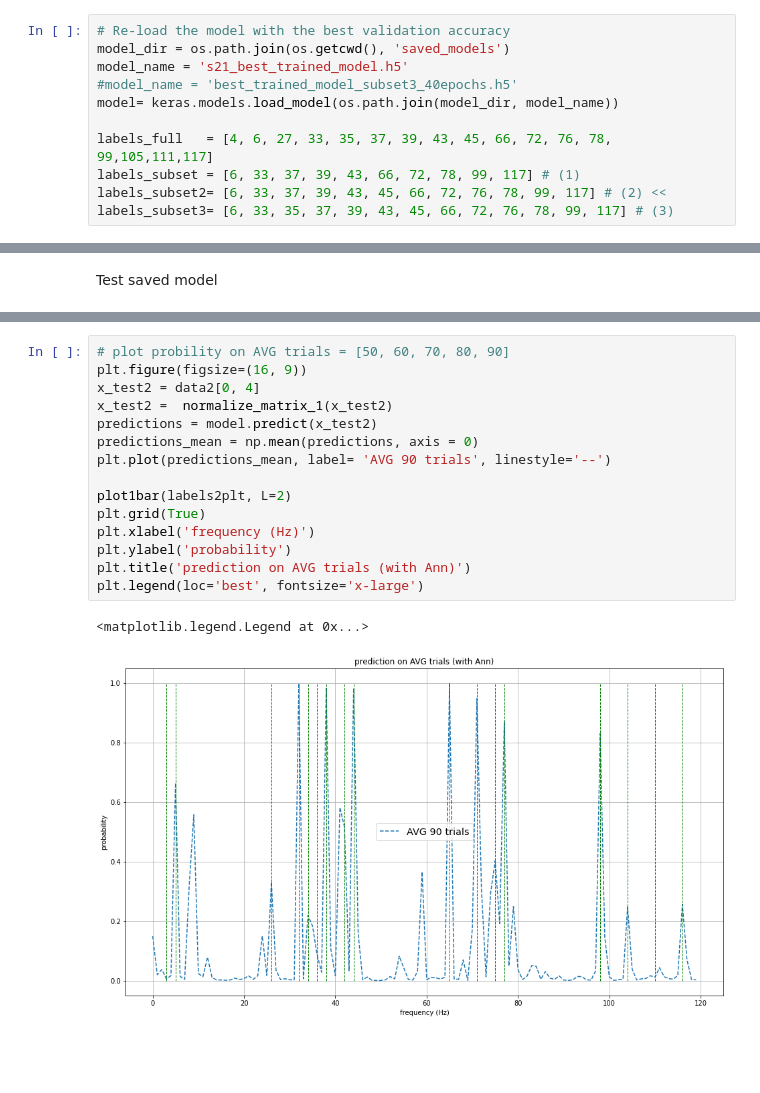
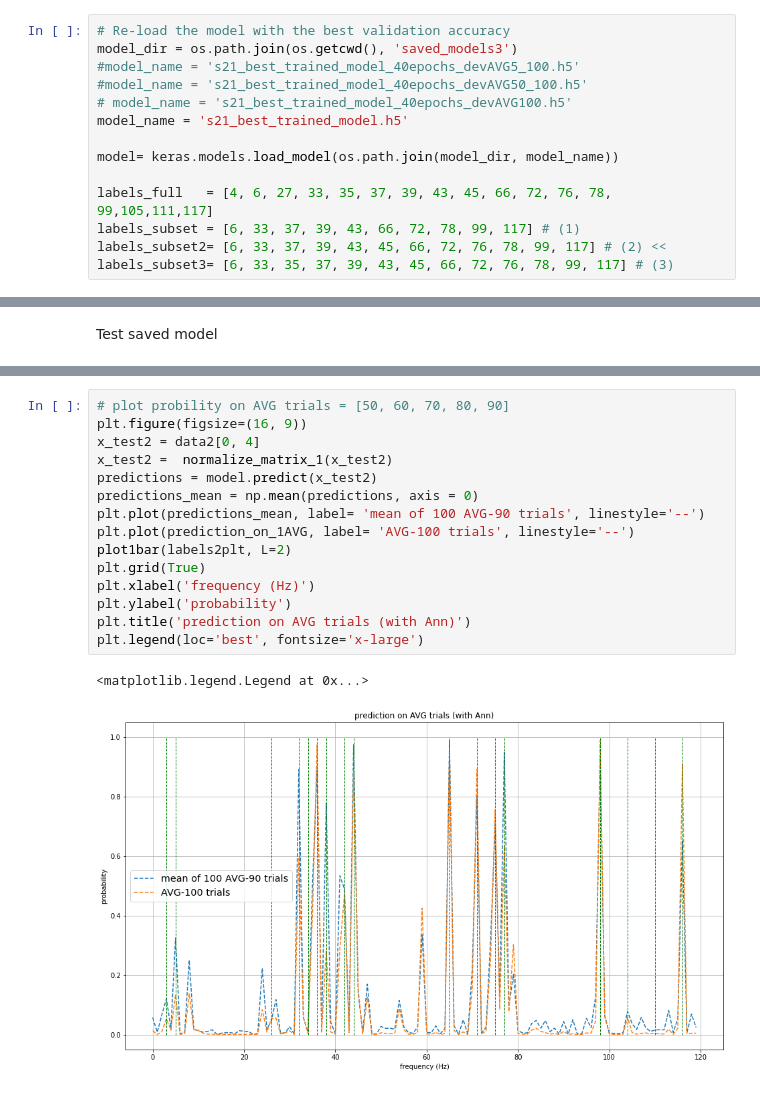
Before and after one commit to ieeeWang/ASSR_detector_CNN, a Jupyter notebook: detector.ipynb, the cells around one changed output, grey strips where cells are left out. Drawn from its saved outputs; the diff is of its cells as text; blank space fills up the shorter version.

```diff
--- a/detector.ipynb
+++ b/detector.ipynb
@@ -54,9 +55,12 @@ from scipy.io import loadmat, savemat
 from utils import normalize_matrix_1, plot1bar
 # %%
 # Re-load the model with the best validation accuracy
-model_dir = os.path.join(os.getcwd(), 'saved_models')
+model_dir = os.path.join(os.getcwd(), 'saved_models3')
+#model_name = 's21_best_trained_model_40epochs_devAVG5_100.h5'
+#model_name = 's21_best_trained_model_40epochs_devAVG50_100.h5'
+# model_name = 's21_best_trained_model_40epochs_devAVG100.h5'
 model_name = 's21_best_trained_model.h5'
-#model_name = 'best_trained_model_subset3_40epochs.h5'
+
 model= keras.models.load_model(os.path.join(model_dir, model_name))
 
 labels_full   = [4, 6, 27, 33, 35, 37, 39, 43, 45, 66, 72, 76, 78, 99,105,111,117]
@@ -157,18 +173,18 @@ plt.legend(loc='best', fontsize='x-large')
 # %%
 # plot probility on AVG trials = [50, 60, 70, 80, 90]
 plt.figure(figsize=(16, 9))
 x_test2 = data2[0, 4]
 x_test2 =  normalize_matrix_1(x_test2)
 predictions = model.predict(x_test2)
 predictions_mean = np.mean(predictions, axis = 0)
-plt.plot(predictions_mean, label= 'AVG 90 trials', linestyle='--')
-
+plt.plot(predictions_mean, label= 'mean of 100 AVG-90 trials', linestyle='--')
+plt.plot(prediction_on_1AVG, label= 'AVG-100 trials', linestyle='--')
 plot1bar(labels2plt, L=2)
 plt.grid(True)
 plt.xlabel('frequency (Hz)')
 plt.ylabel('probability')
 plt.title('prediction on AVG trials (with Ann)')
 plt.legend(loc='best', fontsize='x-large')
 # %% [output]
 <matplotlib.legend.Legend at 0x...>
-[figure, old version]
+[figure, new version]
```
Also changed, not shown: parts of 7 cells of this notebook, 5 other files.
